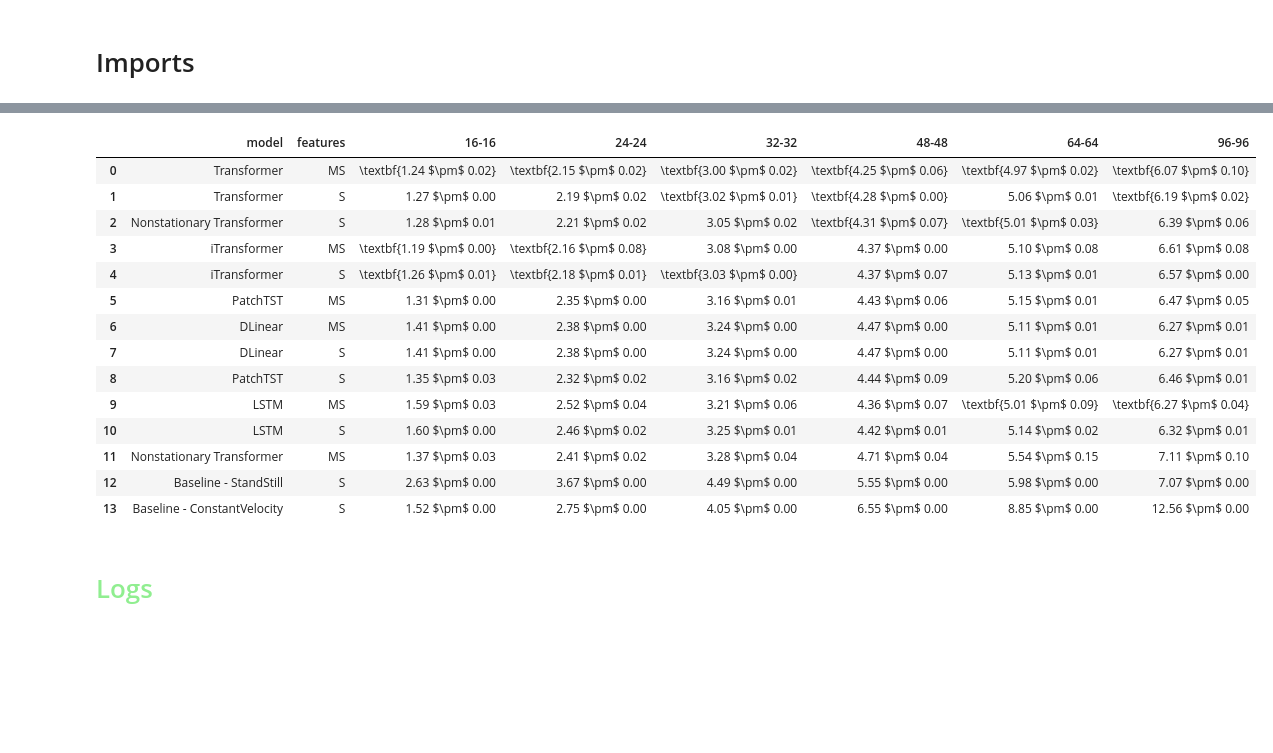
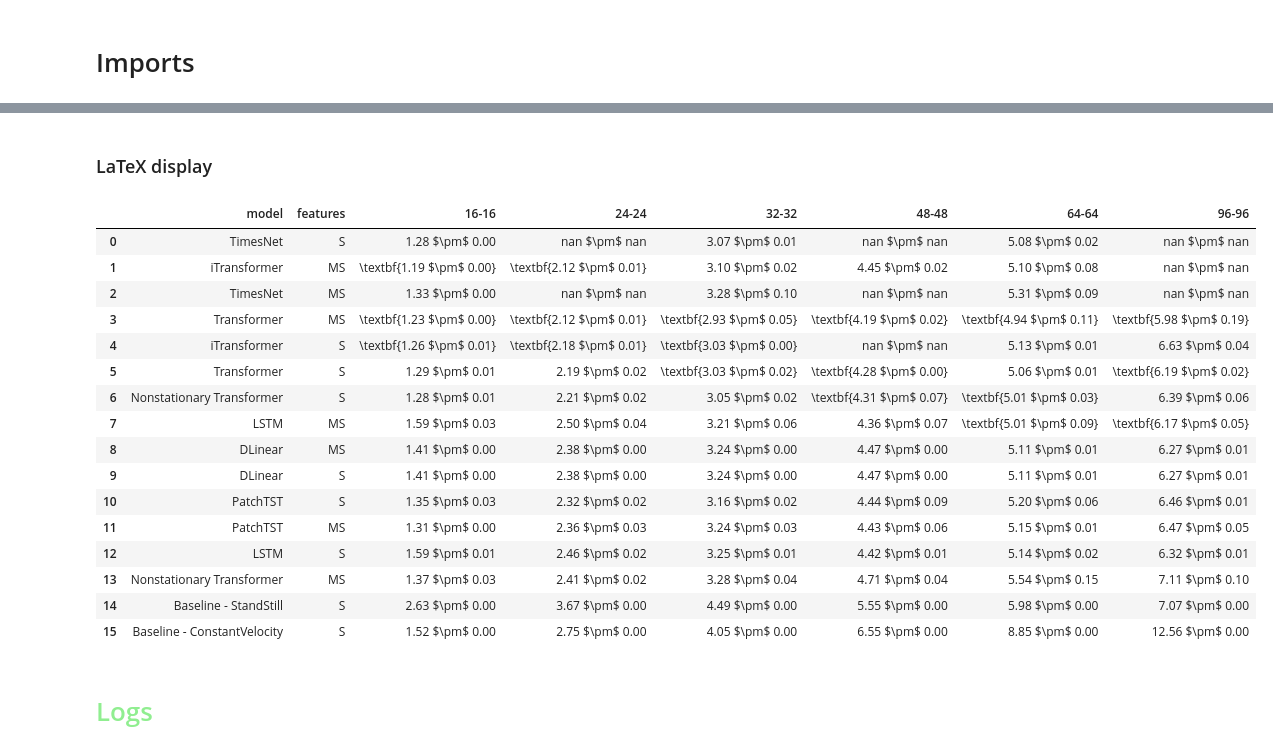
Before and after one commit to arnaud-odet/Time-Series-Library, a Jupyter notebook: results.ipynb, the cells around one changed output, grey strips where cells are left out. Cells and saved outputs as stored; diff of their text form; code cells hidden in the pictures; blank space fills up the shorter version.

```diff
--- a/results.ipynb
+++ b/results.ipynb
@@ -118,23 +107,27 @@ display(r2_results.loc[[('Transformer', 'MS'),('LSTM', 'MS')], :].round(2))
+# %% [markdown]
+### LaTeX display
 # %%
-ts_mean_std_latex = latex_display_table_with_std(summary_df, n_highlighted_values=3)
+ts_mean_std_latex = latex_display_table_with_std(rr.results_df, n_highlighted_values=3)
 ts_mean_std_latex.to_latex('../Collective_behavior/latex/presentations/ts_mean_std_latex.tex', index = False, float_format = "%.2f")
 ts_mean_std_latex
 # %% [output]
 |  | model | features | 16-16 | 24-24 | 32-32 | 48-48 | 64-64 | 96-96 |
-| 0 | Transformer | MS | \textbf{1.24 $\pm$ 0.02} | \textbf{2.15 $\pm$ 0.02} | \textbf{3.00 $\pm$ 0.02} | \textbf{4.25 $\pm$ 0.06} | \textbf{4.97 $\pm$ 0.02} | \textbf{6.07 $\pm$ 0.10} |
-| 1 | Transformer | S | 1.27 $\pm$ 0.00 | 2.19 $\pm$ 0.02 | \textbf{3.02 $\pm$ 0.01} | \textbf{4.28 $\pm$ 0.00} | 5.06 $\pm$ 0.01 | \textbf{6.19 $\pm$ 0.02} |
-| 2 | Nonstationary Transformer | S | 1.28 $\pm$ 0.01 | 2.21 $\pm$ 0.02 | 3.05 $\pm$ 0.02 | \textbf{4.31 $\pm$ 0.07} | \textbf{5.01 $\pm$ 0.03} | 6.39 $\pm$ 0.06 |
-| 3 | iTransformer | MS | \textbf{1.19 $\pm$ 0.00} | \textbf{2.16 $\pm$ 0.08} | 3.08 $\pm$ 0.00 | 4.37 $\pm$ 0.00 | 5.10 $\pm$ 0.08 | 6.61 $\pm$ 0.08 |
-| 4 | iTransformer | S | \textbf{1.26 $\pm$ 0.01} | \textbf{2.18 $\pm$ 0.01} | \textbf{3.03 $\pm$ 0.00} | 4.37 $\pm$ 0.07 | 5.13 $\pm$ 0.01 | 6.57 $\pm$ 0.00 |
-| 5 | PatchTST | MS | 1.31 $\pm$ 0.00 | 2.35 $\pm$ 0.00 | 3.16 $\pm$ 0.01 | 4.43 $\pm$ 0.06 | 5.15 $\pm$ 0.01 | 6.47 $\pm$ 0.05 |
-| 6 | DLinear | MS | 1.41 $\pm$ 0.00 | 2.38 $\pm$ 0.00 | 3.24 $\pm$ 0.00 | 4.47 $\pm$ 0.00 | 5.11 $\pm$ 0.01 | 6.27 $\pm$ 0.01 |
-| 7 | DLinear | S | 1.41 $\pm$ 0.00 | 2.38 $\pm$ 0.00 | 3.24 $\pm$ 0.00 | 4.47 $\pm$ 0.00 | 5.11 $\pm$ 0.01 | 6.27 $\pm$ 0.01 |
-| 8 | PatchTST | S | 1.35 $\pm$ 0.03 | 2.32 $\pm$ 0.02 | 3.16 $\pm$ 0.02 | 4.44 $\pm$ 0.09 | 5.20 $\pm$ 0.06 | 6.46 $\pm$ 0.01 |
-| 9 | LSTM | MS | 1.59 $\pm$ 0.03 | 2.52 $\pm$ 0.04 | 3.21 $\pm$ 0.06 | 4.36 $\pm$ 0.07 | \textbf{5.01 $\pm$ 0.09} | \textbf{6.27 $\pm$ 0.04} |
-| 10 | LSTM | S | 1.60 $\pm$ 0.00 | 2.46 $\pm$ 0.02 | 3.25 $\pm$ 0.01 | 4.42 $\pm$ 0.01 | 5.14 $\pm$ 0.02 | 6.32 $\pm$ 0.01 |
-| 11 | Nonstationary Transformer | MS | 1.37 $\pm$ 0.03 | 2.41 $\pm$ 0.02 | 3.28 $\pm$ 0.04 | 4.71 $\pm$ 0.04 | 5.54 $\pm$ 0.15 | 7.11 $\pm$ 0.10 |
-| 12 | Baseline - StandStill | S | 2.63 $\pm$ 0.00 | 3.67 $\pm$ 0.00 | 4.49 $\pm$ 0.00 | 5.55 $\pm$ 0.00 | 5.98 $\pm$ 0.00 | 7.07 $\pm$ 0.00 |
-| 13 | Baseline - ConstantVelocity | S | 1.52 $\pm$ 0.00 | 2.75 $\pm$ 0.00 | 4.05 $\pm$ 0.00 | 6.55 $\pm$ 0.00 | 8.85 $\pm$ 0.00 | 12.56 $\pm$ 0.00 |
+| 0 | TimesNet | S | 1.28 $\pm$ 0.00 | nan $\pm$ nan | 3.07 $\pm$ 0.01 | nan $\pm$ nan | 5.08 $\pm$ 0.02 | nan $\pm$ nan |
+| 1 | iTransformer | MS | \textbf{1.19 $\pm$ 0.00} | \textbf{2.12 $\pm$ 0.01} | 3.10 $\pm$ 0.02 | 4.45 $\pm$ 0.02 | 5.10 $\pm$ 0.08 | nan $\pm$ nan |
+| 2 | TimesNet | MS | 1.33 $\pm$ 0.00 | nan $\pm$ nan | 3.28 $\pm$ 0.10 | nan $\pm$ nan | 5.31 $\pm$ 0.09 | nan $\pm$ nan |
+| 3 | Transformer | MS | \textbf{1.23 $\pm$ 0.00} | \textbf{2.12 $\pm$ 0.01} | \textbf{2.93 $\pm$ 0.05} | \textbf{4.19 $\pm$ 0.02} | \textbf{4.94 $\pm$ 0.11} | \textbf{5.98 $\pm$ 0.19} |
+| 4 | iTransformer | S | \textbf{1.26 $\pm$ 0.01} | \textbf{2.18 $\pm$ 0.01} | \textbf{3.03 $\pm$ 0.00} | nan $\pm$ nan | 5.13 $\pm$ 0.01 | 6.63 $\pm$ 0.04 |
+| 5 | Transformer | S | 1.29 $\pm$ 0.01 | 2.19 $\pm$ 0.02 | \textbf{3.03 $\pm$ 0.02} | \textbf{4.28 $\pm$ 0.00} | 5.06 $\pm$ 0.01 | \textbf{6.19 $\pm$ 0.02} |
+| 6 | Nonstationary Transformer | S | 1.28 $\pm$ 0.01 | 2.21 $\pm$ 0.02 | 3.05 $\pm$ 0.02 | \textbf{4.31 $\pm$ 0.07} | \textbf{5.01 $\pm$ 0.03} | 6.39 $\pm$ 0.06 |
+| 7 | LSTM | MS | 1.59 $\pm$ 0.03 | 2.50 $\pm$ 0.04 | 3.21 $\pm$ 0.06 | 4.36 $\pm$ 0.07 | \textbf{5.01 $\pm$ 0.09} | \textbf{6.17 $\pm$ 0.05} |
+| 8 | DLinear | MS | 1.41 $\pm$ 0.00 | 2.38 $\pm$ 0.00 | 3.24 $\pm$ 0.00 | 4.47 $\pm$ 0.00 | 5.11 $\pm$ 0.01 | 6.27 $\pm$ 0.01 |
+| 9 | DLinear | S | 1.41 $\pm$ 0.00 | 2.38 $\pm$ 0.00 | 3.24 $\pm$ 0.00 | 4.47 $\pm$ 0.00 | 5.11 $\pm$ 0.01 | 6.27 $\pm$ 0.01 |
+| 10 | PatchTST | S | 1.35 $\pm$ 0.03 | 2.32 $\pm$ 0.02 | 3.16 $\pm$ 0.02 | 4.44 $\pm$ 0.09 | 5.20 $\pm$ 0.06 | 6.46 $\pm$ 0.01 |
+| 11 | PatchTST | MS | 1.31 $\pm$ 0.00 | 2.36 $\pm$ 0.03 | 3.24 $\pm$ 0.03 | 4.43 $\pm$ 0.06 | 5.15 $\pm$ 0.01 | 6.47 $\pm$ 0.05 |
+| 12 | LSTM | S | 1.59 $\pm$ 0.01 | 2.46 $\pm$ 0.02 | 3.25 $\pm$ 0.01 | 4.42 $\pm$ 0.01 | 5.14 $\pm$ 0.02 | 6.32 $\pm$ 0.01 |
+| 13 | Nonstationary Transformer | MS | 1.37 $\pm$ 0.03 | 2.41 $\pm$ 0.02 | 3.28 $\pm$ 0.04 | 4.71 $\pm$ 0.04 | 5.54 $\pm$ 0.15 | 7.11 $\pm$ 0.10 |
+| 14 | Baseline - StandStill | S | 2.63 $\pm$ 0.00 | 3.67 $\pm$ 0.00 | 4.49 $\pm$ 0.00 | 5.55 $\pm$ 0.00 | 5.98 $\pm$ 0.00 | 7.07 $\pm$ 0.00 |
+| 15 | Baseline - ConstantVelocity | S | 1.52 $\pm$ 0.00 | 2.75 $\pm$ 0.00 | 4.05 $\pm$ 0.00 | 6.55 $\pm$ 0.00 | 8.85 $\pm$ 0.00 | 12.56 $\pm$ 0.00 |
 # %% [markdown]
 # <span style='color:lightgreen'>Logs
 # %% [markdown]
```
Also changed, not shown: parts of 9 cells of this notebook, 2 other files.
